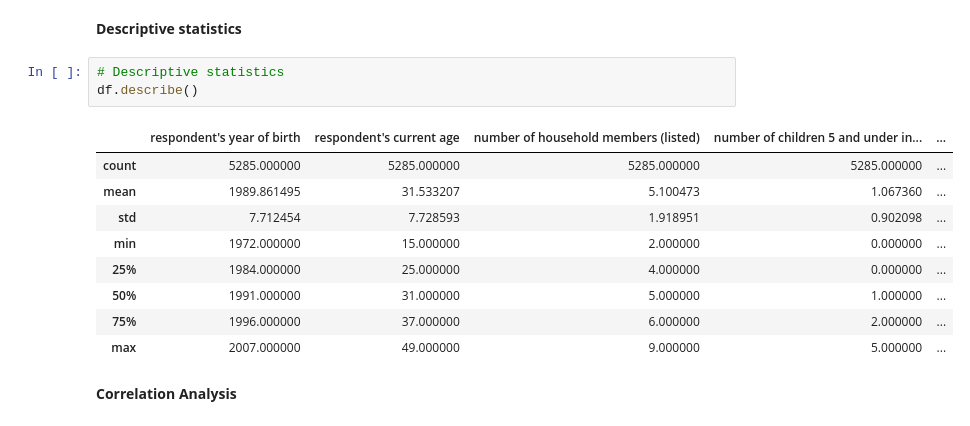
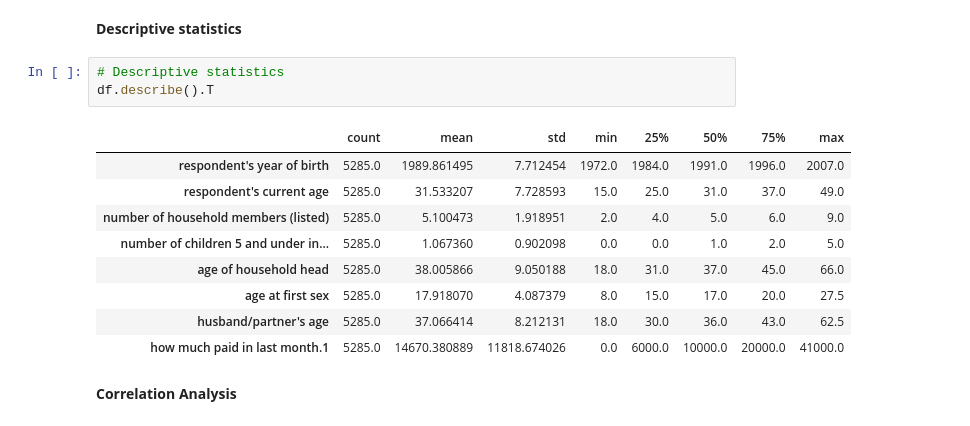
Before and after one commit to itsyourgirlnicky/Prediciting-Contributions-of-Informal-Workers-to-the-SHIF, a Jupyter notebook: Capstone_Project.ipynb, the cells around one changed output. Cells and saved outputs as stored; diff of their text form.

```diff
--- a/Capstone_Project.ipynb
+++ b/Capstone_Project.ipynb
@@ -1556,17 +1548,17 @@ plt.show()
 **Descriptive statistics**
 # %%
 # Descriptive statistics
-df.describe()
+df.describe().T
 # %% [output]
-|  | respondent's year of birth | respondent's current age | number of household members (listed) | number of children 5 and under in... | ... |
-| count | 5285.000000 | 5285.000000 | 5285.000000 | 5285.000000 | ... |
-| mean | 1989.861495 | 31.533207 | 5.100473 | 1.067360 | ... |
-| std | 7.712454 | 7.728593 | 1.918951 | 0.902098 | ... |
-| min | 1972.000000 | 15.000000 | 2.000000 | 0.000000 | ... |
-| 25% | 1984.000000 | 25.000000 | 4.000000 | 0.000000 | ... |
-| 50% | 1991.000000 | 31.000000 | 5.000000 | 1.000000 | ... |
-| 75% | 1996.000000 | 37.000000 | 6.000000 | 2.000000 | ... |
-| max | 2007.000000 | 49.000000 | 9.000000 | 5.000000 | ... |
+|  | count | mean | std | min | 25% | 50% | 75% | max |
+| respondent's year of birth | 5285.0 | 1989.861495 | 7.712454 | 1972.0 | 1984.0 | 1991.0 | 1996.0 | 2007.0 |
+| respondent's current age | 5285.0 | 31.533207 | 7.728593 | 15.0 | 25.0 | 31.0 | 37.0 | 49.0 |
+| number of household members (listed) | 5285.0 | 5.100473 | 1.918951 | 2.0 | 4.0 | 5.0 | 6.0 | 9.0 |
+| number of children 5 and under in... | 5285.0 | 1.067360 | 0.902098 | 0.0 | 0.0 | 1.0 | 2.0 | 5.0 |
+| age of household head | 5285.0 | 38.005866 | 9.050188 | 18.0 | 31.0 | 37.0 | 45.0 | 66.0 |
+| age at first sex | 5285.0 | 17.918070 | 4.087379 | 8.0 | 15.0 | 17.0 | 20.0 | 27.5 |
+| husband/partner's age | 5285.0 | 37.066414 | 8.212131 | 18.0 | 30.0 | 36.0 | 43.0 | 62.5 |
+| how much paid in last month.1 | 5285.0 | 14670.380889 | 11818.674026 | 0.0 | 6000.0 | 10000.0 | 20000.0 | 41000.0 |
 # %% [markdown]
 **Correlation Analysis**
 # %%
```
Also changed, not shown: parts of 165 cells of this notebook.
